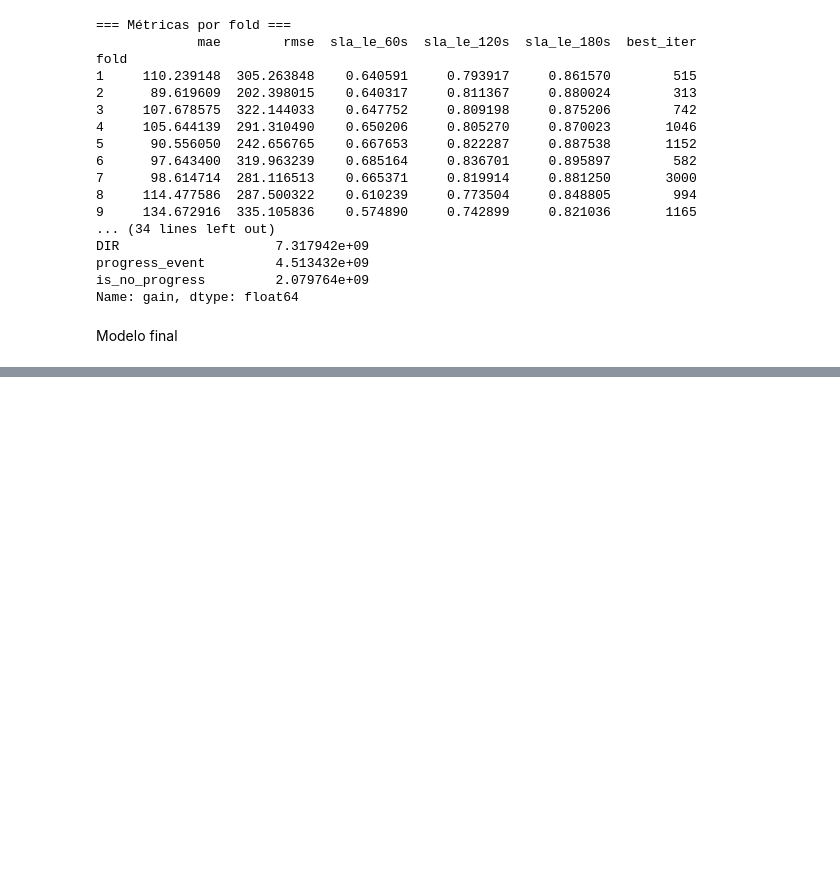
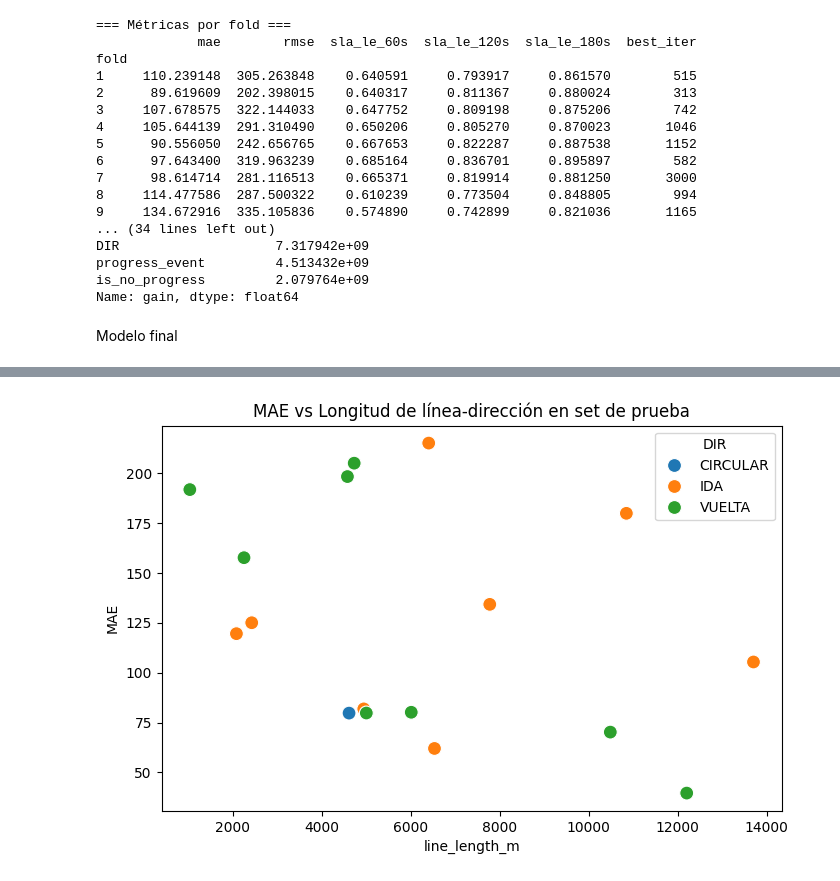
Before and after one commit to pabloozamora/transmetro-predictor-backend, a Jupyter notebook: models/lightgbm_training.ipynb, the cells around one changed output, grey strips where cells are left out. Drawn from its saved outputs; the diff is of its cells as text; code cells hidden in the pictures; blank space fills up the shorter version.

```diff
--- a/models/lightgbm_training.ipynb
+++ b/models/lightgbm_training.ipynb
@@ -518,0 +526,15 @@ seg.to_csv(f"{final_dir}/test_segment_metrics.csv", index=False)
+# %%
+# Graficar MAE vs longitud de línea-dirección
+import matplotlib.pyplot as plt
+import seaborn as sns
+
+# Agregar label a cada punto de línea-dirección
+line_lengths = {('Linea_12', 'VUELTA'): 12200.808626648219, ('Linea_12', 'IDA'): 10845.387628085438, ('Linea_13-A', 'VUELTA'): 6012.190940444972, ('Linea_13-A', 'IDA'): 6534.035849736981, ('Linea_13-B', 'VUELTA'): 2254.6479853874207, ('Linea_13-B', 'IDA'): 2084.2982960687277, ('Linea_18-A', 'IDA'): 6404.3861825682725, ('Linea_18-A', 'VUELTA'): 4578.4823470769825, ('Linea_18-B', 'IDA'): 4945.409296311546, ('Linea_18-B', 'VUELTA'): 4729.713609387433, ('Linea_1', 'CIRCULAR'): 4614.474313630949, ('Linea_2', 'VUELTA'): 1037.4660760098993, ('Linea_2', 'IDA'): 2428.0171300075835, ('Linea_6', 'IDA'): 7776.4064575891425, ('Linea_6', 'VUELTA'): 5002.769566876154, ('Linea_7', 'IDA'): 13700.786008587509, ('Linea_7', 'VUELTA'): 10484.46220143616}
+mae_vs_length = seg.copy()
+mae_vs_length["line_length_m"] = mae_vs_length.apply(lambda row: line_lengths.get((row["LINEA"], row["DIR"]), np.nan), axis=1)
+plt.figure(figsize=(8,5))
+sns.scatterplot(data=mae_vs_length, x="line_length_m", y="MAE", hue="DIR", s=100)
+plt.title("MAE vs Longitud de línea-dirección en set de prueba")
+plt.show()
+# %% [output]
+[figure, added]
```
Also changed, not shown: parts of 24 cells of this notebook, 33 other files.
